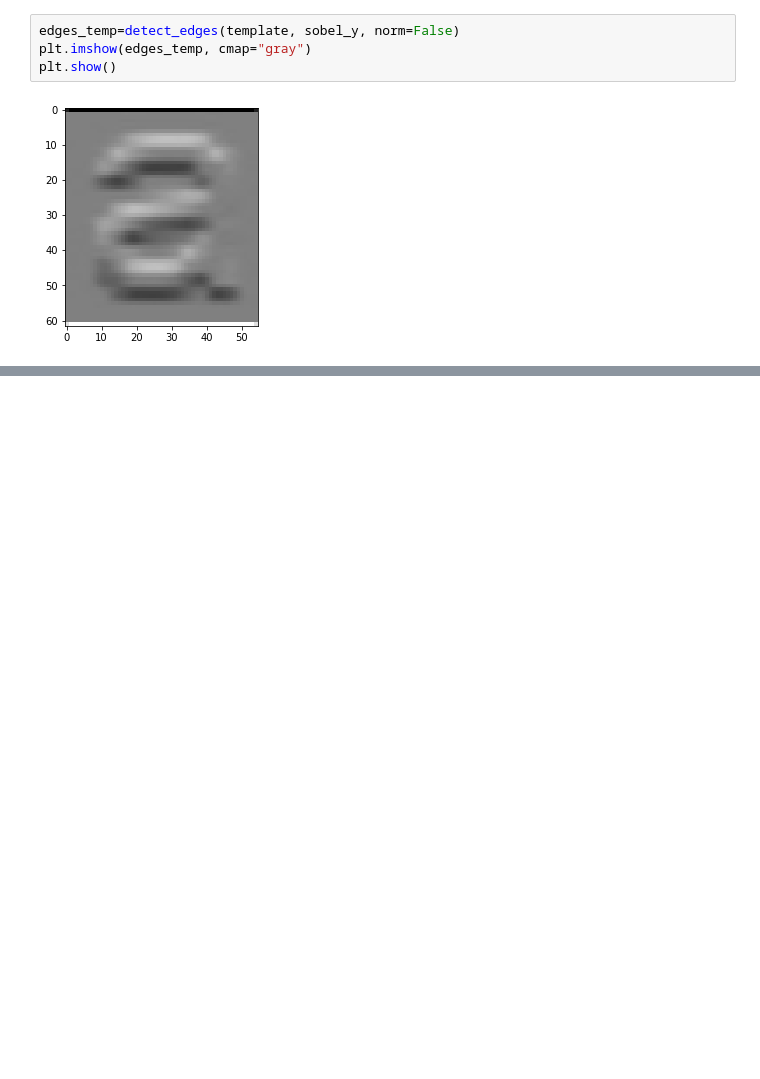
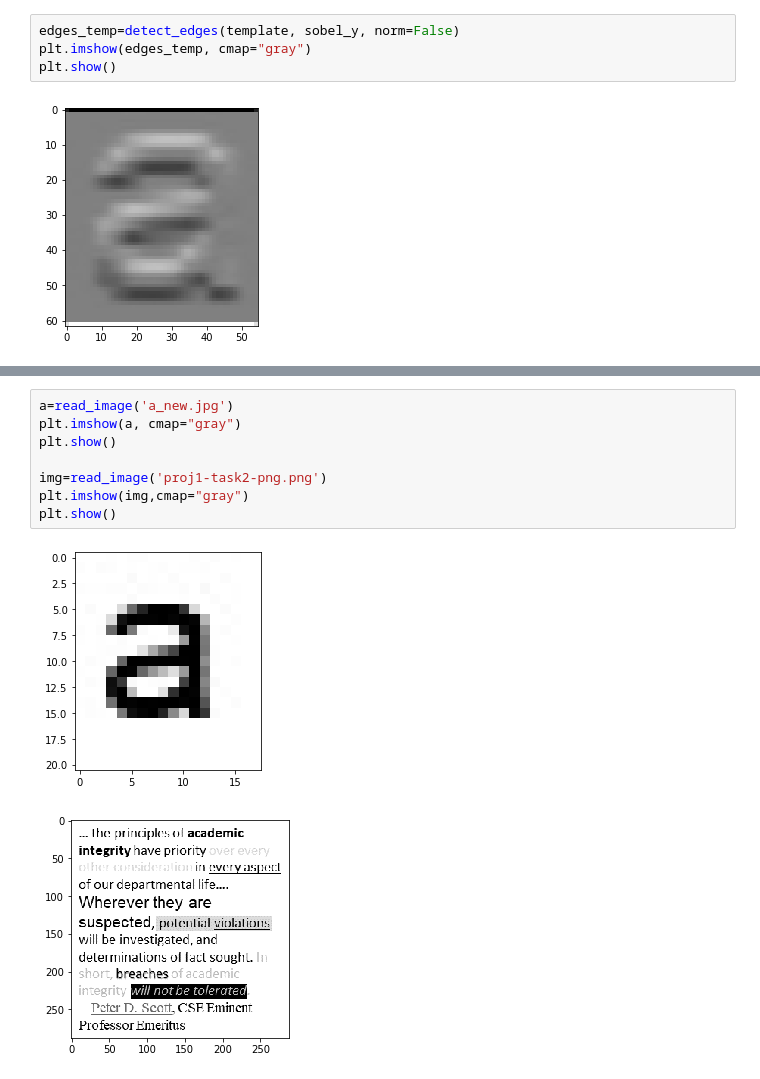
Before and after one commit to vimalkumarasamy/computer_vision, a Jupyter notebook: CV_Task2_OCR.ipynb, the cells around one changed output, grey strips where cells are left out. Saved outputs shown, nothing was run; the diff lists cells and outputs as text; blank space fills up the shorter version.

```diff
--- a/CV_Task2_OCR.ipynb
+++ b/CV_Task2_OCR.ipynb
@@ -164,0 +217,11 @@ plt.show()
+# %%
+a=read_image('a_new.jpg')
+plt.imshow(a, cmap="gray")
+plt.show()
+
+img=read_image('proj1-task2-png.png')
+plt.imshow(img,cmap="gray")
+plt.show()
+# %% [output]
+[figure, added]
+[figure, added]
```
Also changed, not shown: parts of 8 cells of this notebook.
